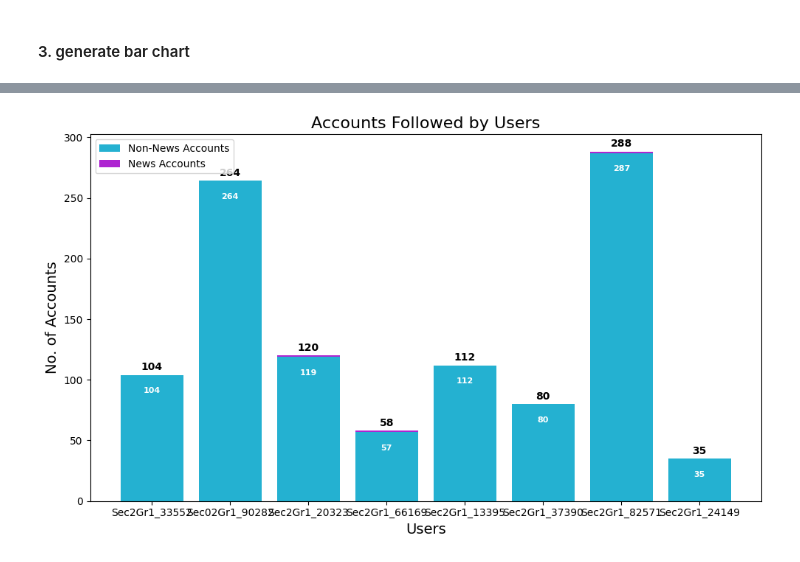
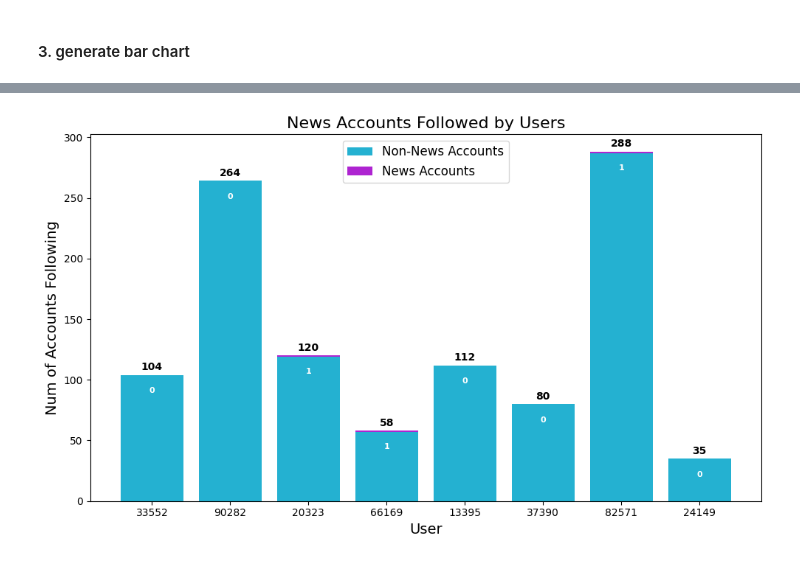
Before and after one commit to mirayagupta13/CS315Project2, a Jupyter notebook: NewsAccs.ipynb, the cells around one changed output, grey strips where cells are left out. Saved outputs shown, nothing was run; the diff lists cells and outputs as text; code cells hidden in the pictures.

Commit message:
new bar chart

```diff
--- a/NewsAccs.ipynb
+++ b/NewsAccs.ipynb
@@ -94,40 +57,44 @@ plt.show()
 # %%
 # Convert lists to numpy arrays for plotting
 usernames = np.array(usernames)
 news_account_counts = np.array(news_account_counts)
 non_news_account_counts = np.array(non_news_account_counts)
+
+# Calculate the total number of followings
+total_followings = news_account_counts + non_news_account_counts
+
+# Extract numerical portion from usernames
+numerical_usernames = [username.split('_')[1] for username in usernames]
 
 fig, ax = plt.subplots(figsize=(10, 6))
 
 # Initialize the bottom at zero for the first set of bars.
 bottom = np.zeros(len(usernames))
 
 # Plot each layer of the bar, adding each bar to the "bottom" so
 # the next bar starts higher.
 colors = ['#24b1d1', '#ae24d1']
-for i, count in enumerate([non_news_account_counts, news_account_counts]):
-    ax.bar(usernames, count, bottom=bottom, color=colors[i])
-    bottom += count
+ax.bar(numerical_usernames, non_news_account_counts, bottom=bottom, label='Non-News Accounts', color=colors[0])
+ax.bar(numerical_usernames, news_account_counts, bottom=non_news_account_counts, label='News Accounts', color=colors[1])
 
-ax.set_xlabel('Users', fontsize=14)
-ax.set_ylabel('No. of Accounts', fontsize=14)
-ax.set_title('Accounts Followed by Users', fontsize=16)
+ax.set_xlabel('User', fontsize=14)
+ax.set_ylabel('Num of Accounts Following', fontsize=14)
+ax.set_title('News Accounts Followed by Users', fontsize=16)
 
-# Add value labels above the bars
-totals = news_account_counts + non_news_account_counts
+# Add value labels above the bars for total followings
 y_offset = 4
-for i, total in enumerate(totals):
-    ax.text(usernames[i], total + y_offset, round(total), ha='center', weight='bold')
+for i, total in enumerate(total_followings):
+    ax.text(numerical_usernames[i], total + y_offset, round(total), ha='center', weight='bold')
 
-# Add value labels inside the bars
+# Add value labels inside the bars for news accounts
 y_offset = -15
-for bar, total in zip(ax.patches, totals):
+for bar, count in zip(ax.patches[len(usernames):], news_account_counts):
     ax.text(bar.get_x() + bar.get_width() / 2, bar.get_height() + bar.get_y() + y_offset,
-            round(bar.get_height()), ha='center', color='w', weight='bold', size=8)
+            round(count), ha='center', color='w', weight='bold', size=8)
 
-ax.legend(['Non-News Accounts', 'News Accounts'])
+ax.legend(fontsize=12)
 
 plt.tight_layout()
 plt.show()
 # %% [output]
-[figure, old version]
+[figure, new version]
```
Also changed, not shown: parts of 4 cells of this notebook.
